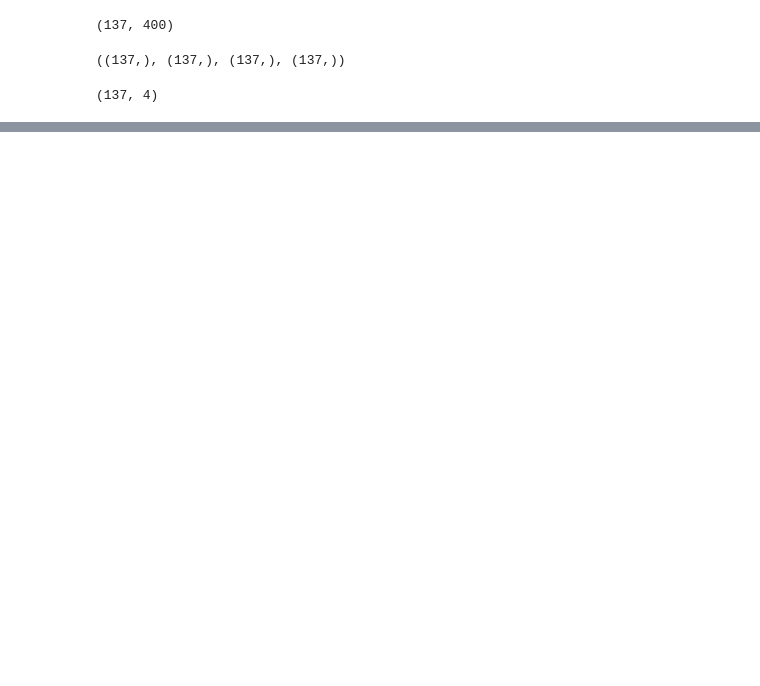
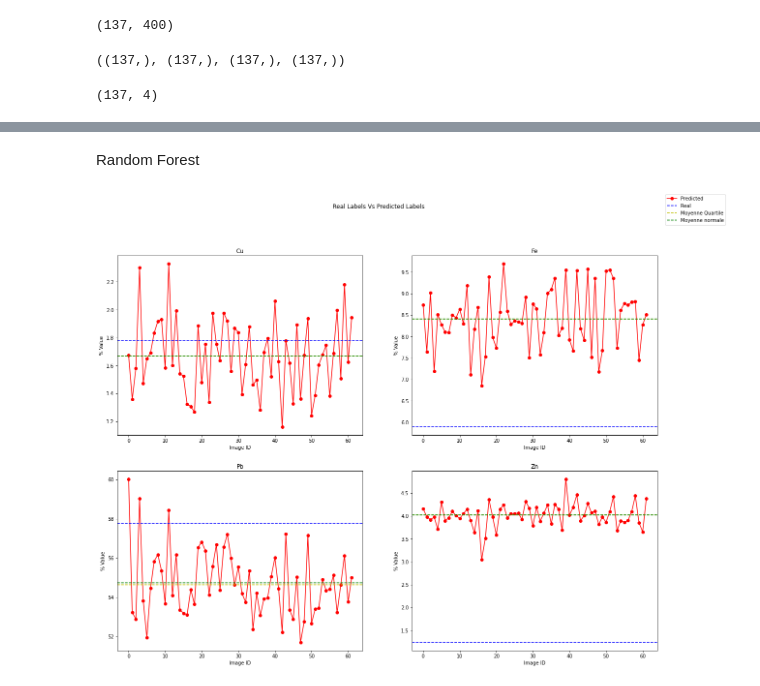
Before and after one commit to Ahmedbendaouia/MIC-DS23-CNNR-FFT-TinyML, a Jupyter notebook: FFT on froth/fft_based.ipynb, the cells around one changed output, grey strips where cells are left out. Cells and saved outputs as stored; diff of their text form; code cells hidden in the pictures; blank space fills up the shorter version.

```diff
--- a/FFT on froth/fft_based.ipynb
+++ b/FFT on froth/fft_based.ipynb
@@ -236,0 +242,4 @@ MultiOutputRegressor(estimator=XGBRegressor(base_score=None, booster=None,
+# %%
+cbr = cb.CatBoostRegressor()
+mcb = MultiOutputRegressor(cbr)
+mcb.fit(fft_features, labels, verbose=False)
@@ -236,0 +250,4 @@ MultiOutputRegressor(estimator=XGBRegressor(base_score=None, booster=None,
+# %%
+rf = RandomForestRegressor()
+mrf = MultiOutputRegressor(rf)
+mrf.fit(fft_features, labels)
@@ -531,0 +555,8 @@ for elem in ["Cu", "Fe", "Pb", "Zn"]:
+# %% [markdown]
+Random Forest
+# %%
+Teneur_predit = predict_video("./video_test/rl4_pb30-6.mp4", mrf)
+Moyenne = CalculMoyenneTenneursPredites(Teneur_predit)
+PlotAllTenneurs(Teneur_predit, TeunneurReel, Moyenne)
+# %% [output]
+[figure, added]
```
Also changed, not shown: parts of 62 cells of this notebook, 13 other files.
